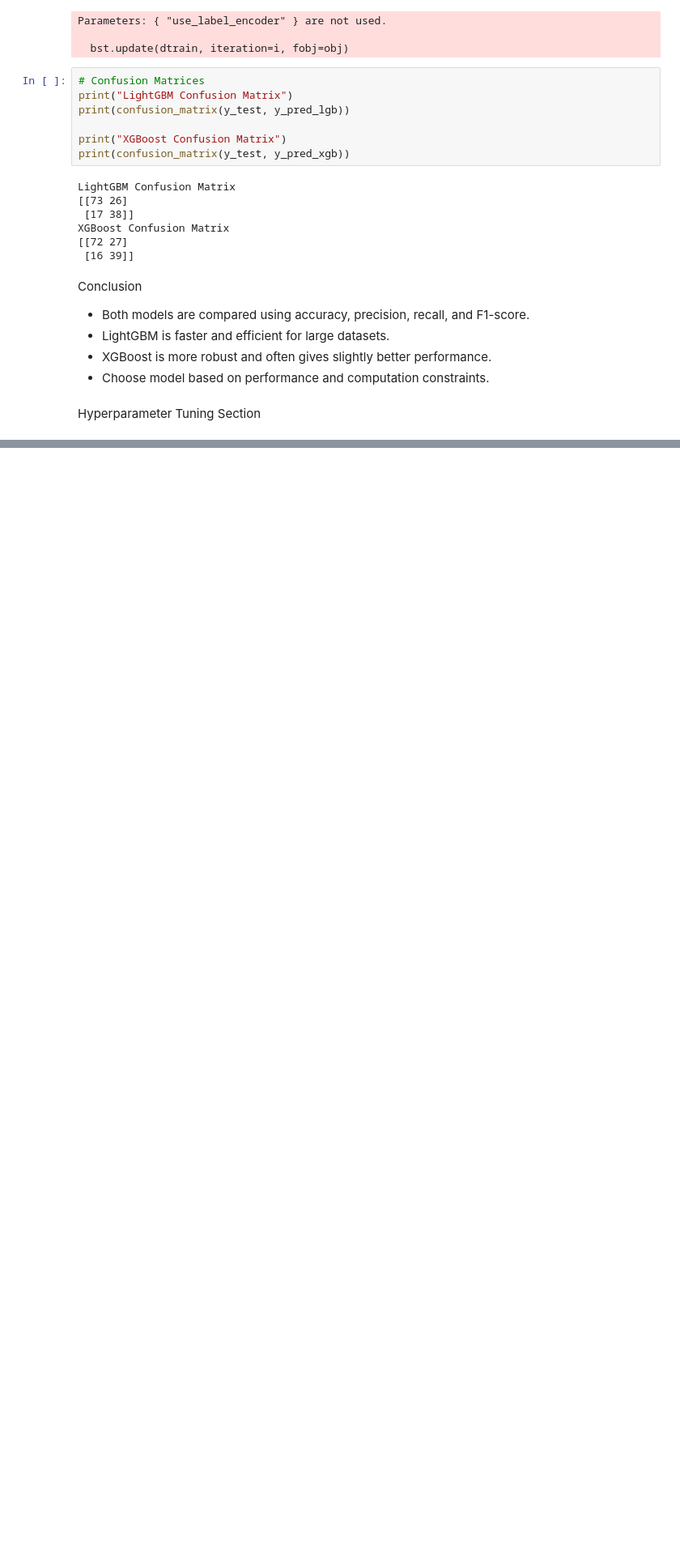
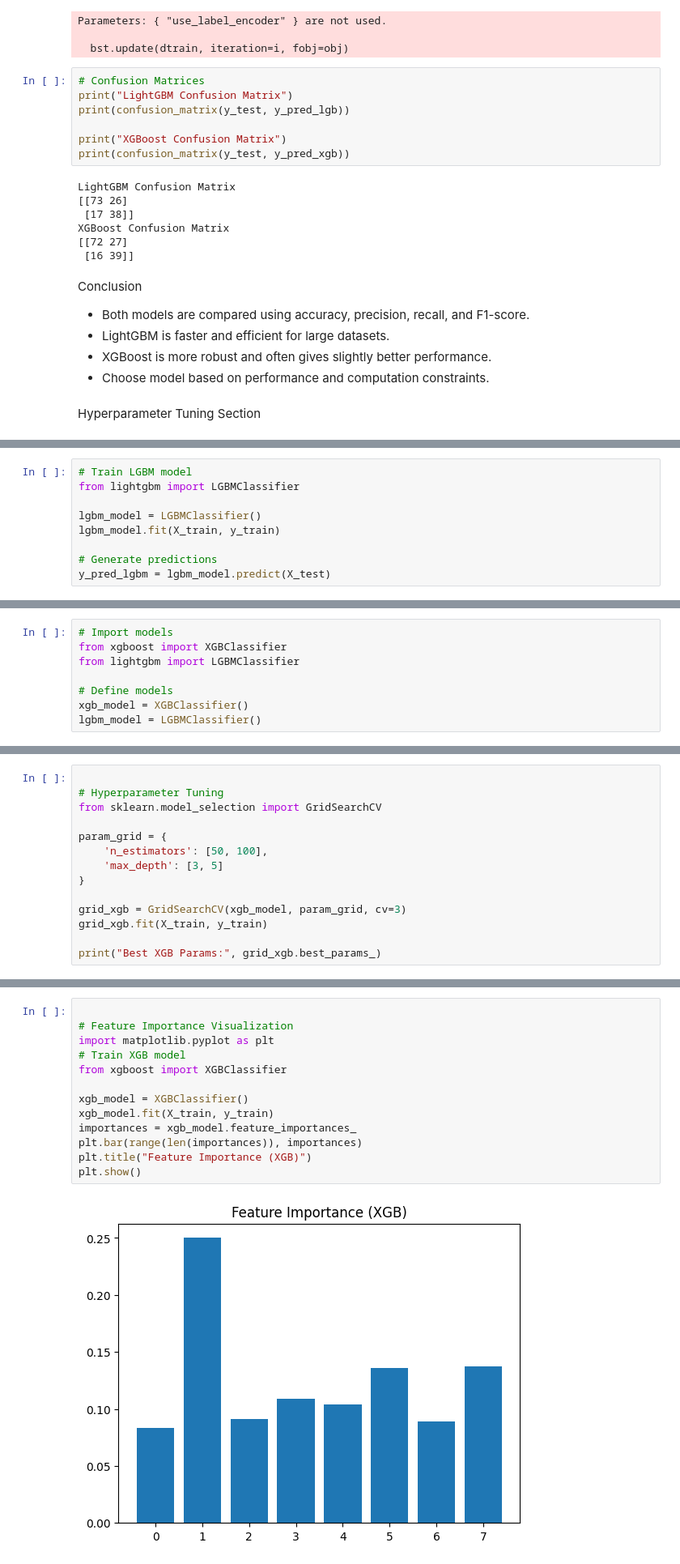
Before and after one commit to suraksha2/LGBM-XGBM, a Jupyter notebook: LGBM & XGBM.ipynb, the cells around one changed output, grey strips where cells are left out. Shown at 81% size. Cells and saved outputs as stored; diff of their text form; blank space fills up the shorter version.

```diff
--- a/LGBM & XGBM.ipynb
+++ b/LGBM & XGBM.ipynb
@@ -246,0 +270,9 @@ Tuned LGBM Accuracy: 0.7597402597402597
+# %%
+# Train LGBM model
+from lightgbm import LGBMClassifier
+
+lgbm_model = LGBMClassifier()
+lgbm_model.fit(X_train, y_train)
+
+# Generate predictions
+y_pred_lgbm = lgbm_model.predict(X_test)
@@ -246,0 +325,8 @@ Tuned LGBM Accuracy: 0.7597402597402597
+# %%
+# Import models
+from xgboost import XGBClassifier
+from lightgbm import LGBMClassifier
+
+# Define models
+xgb_model = XGBClassifier()
+lgbm_model = LGBMClassifier()
@@ -246,0 +361,14 @@ Tuned LGBM Accuracy: 0.7597402597402597
+# %%
+
+# Hyperparameter Tuning
+from sklearn.model_selection import GridSearchCV
+
+param_grid = {
+    'n_estimators': [50, 100],
+    'max_depth': [3, 5]
+}
+
+grid_xgb = GridSearchCV(xgb_model, param_grid, cv=3)
+grid_xgb.fit(X_train, y_train)
+
+print("Best XGB Params:", grid_xgb.best_params_)
@@ -246,0 +377,15 @@ Tuned LGBM Accuracy: 0.7597402597402597
+# %%
+
+# Feature Importance Visualization
+import matplotlib.pyplot as plt
+# Train XGB model
+from xgboost import XGBClassifier
+
+xgb_model = XGBClassifier()
+xgb_model.fit(X_train, y_train)
+importances = xgb_model.feature_importances_
+plt.bar(range(len(importances)), importances)
+plt.title("Feature Importance (XGB)")
+plt.show()
+# %% [output]
+[figure, added]
```
Also changed, not shown: parts of 9 cells of this notebook.
